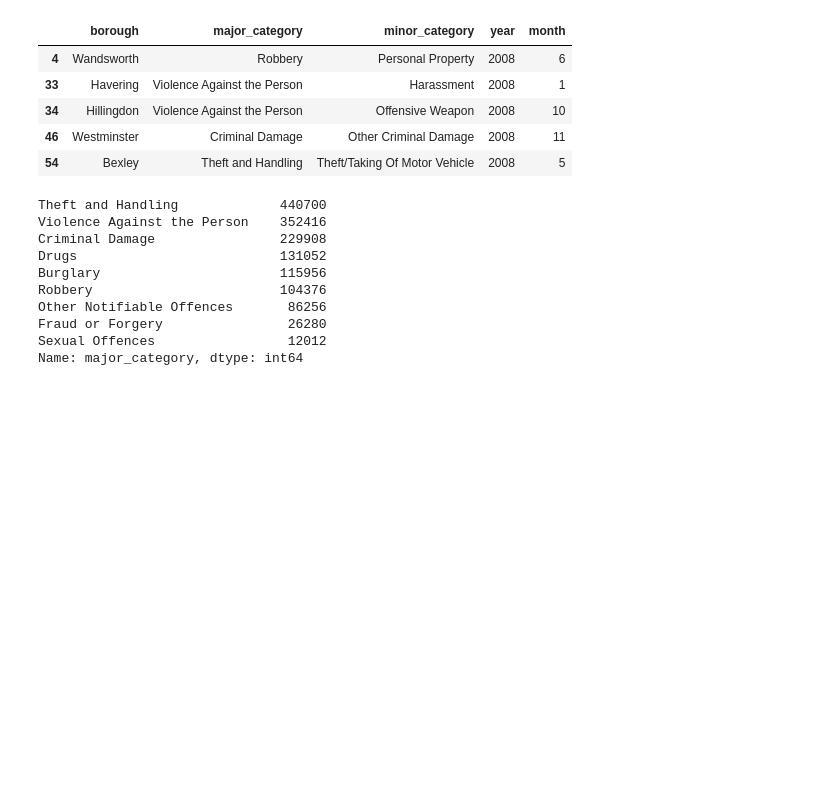
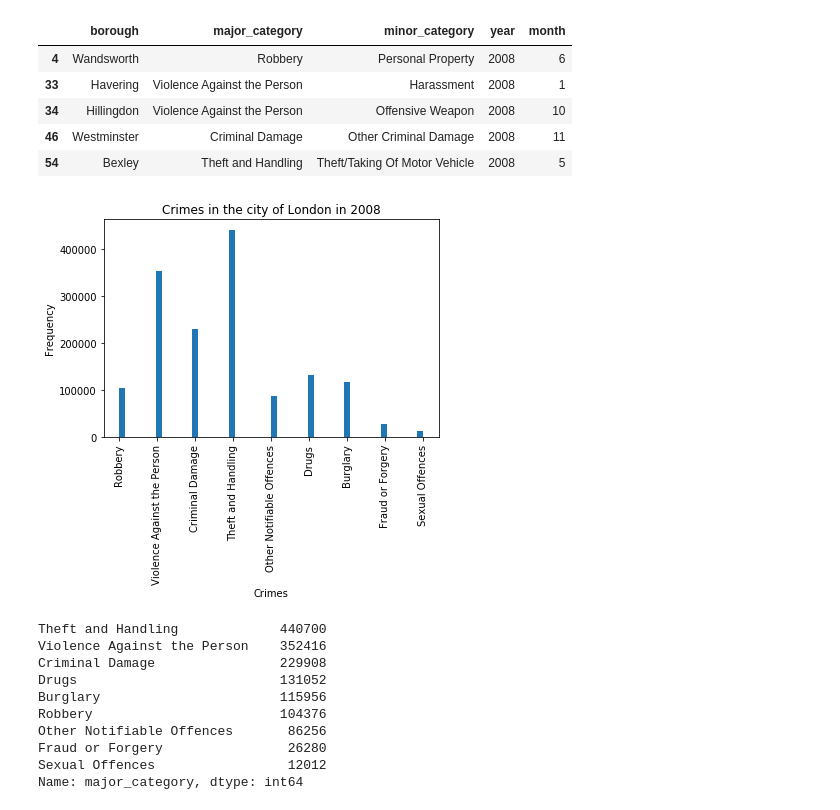
Before and after one commit to ToluAkin/improved-octo-dollop, a Jupyter notebook: capstone.ipynb, the cells around one changed output. Saved outputs shown, nothing was run; the diff lists cells and outputs as text; code cells hidden in the pictures; blank space fills up the shorter version.

```diff
--- a/capstone.ipynb
+++ b/capstone.ipynb
@@ -265,6 +466,16 @@ crime08.head()
 | 34 | Hillingdon | Violence Against the Person | Offensive Weapon | 2008 | 10 |
 | 46 | Westminster | Criminal Damage | Other Criminal Damage | 2008 | 11 |
 | 54 | Bexley | Theft and Handling | Theft/Taking Of Motor Vehicle | 2008 | 5 |
+# %%
+x = crime08['major_category'].tolist()
+plt.hist(x, bins=50)
+plt.ylabel("Frequency")
+plt.xlabel("Crimes")
+plt.title("Crimes in the city of London in 2008")
+plt.xticks(rotation='vertical')
+plt.show()
+# %% [output]
+[figure, added]
 # %%
 crime08['major_category'].value_counts()
 # %% [output]
```
Also changed, not shown: parts of 45 cells of this notebook.
